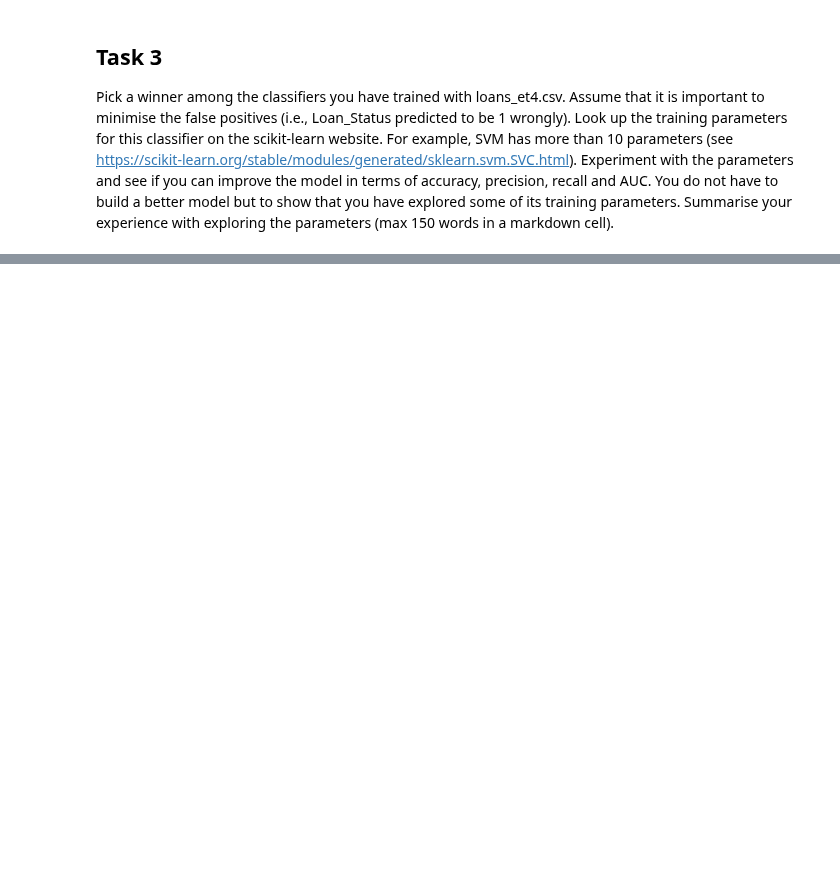
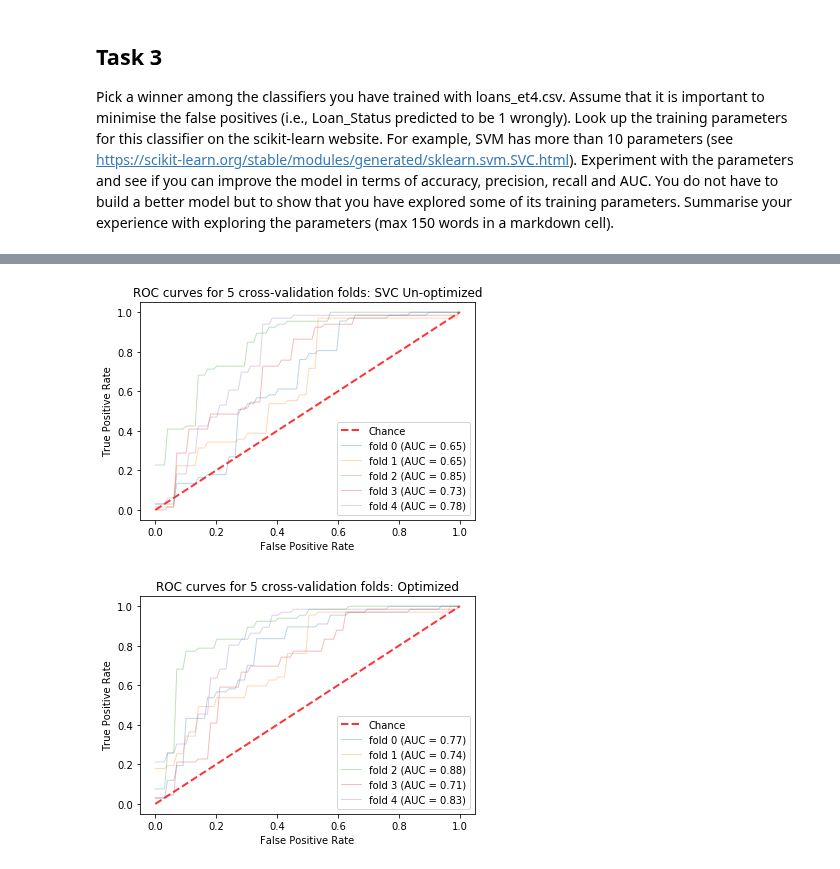
Before and after one commit to vipulpopat/MSCAI_Sem1_Etivity4, a Jupyter notebook: Etivity4_18195121_Comparison of Classifiers.ipynb, the cells around one changed output, grey strips where cells are left out. Saved outputs shown, nothing was run; the diff lists cells and outputs as text; code cells hidden in the pictures; blank space fills up the shorter version.

```diff
--- a/Etivity4_18195121_Comparison of Classifiers.ipynb
+++ b/Etivity4_18195121_Comparison of Classifiers.ipynb
@@ -295,0 +315,6 @@ Best SVM classifier parameters set found on training set:
+# %%
+%%time
+
+
+# find the best parameters for the optimized model
+svm_model, svm_params, svm_score = get_optimized_model(score='roc_auc')
@@ -295,0 +340,8 @@ Best SVM classifier parameters set found on training set:
+# %%
+%%time
+# Train and evaluate the classifier by applying 5-fold cross validation.
+accuracies_opt, f1_scores_opt, tprs_opt, aucs_opt, prec_opt, rec_opt = evaluate_classifier(folds=5,
+                                                                                           p=predictors,
+                                                                                           t=target,
+                                                                                           classifier=svm_model,
+                                                                                           mean_fpr=mean_fpr)
@@ -295,0 +351,9 @@ Best SVM classifier parameters set found on training set:
+# %%
+# Un-optimized SVM: Plot a mean ROC curve for all cross-validation runs
+plot_roc_cv_folds(mean_fpr, tprs_SVM, aucs_SVM, 'SVC Un-optimized')
+
+# Optmized SVM: Plot a mean ROC curve for all cross-validation runs
+plot_roc_cv_folds(mean_fpr, tprs_opt, aucs_opt, 'Optimized')
+# %% [output]
+[figure, added]
+[figure, added]
```
Also changed, not shown: parts of 26 cells of this notebook.
